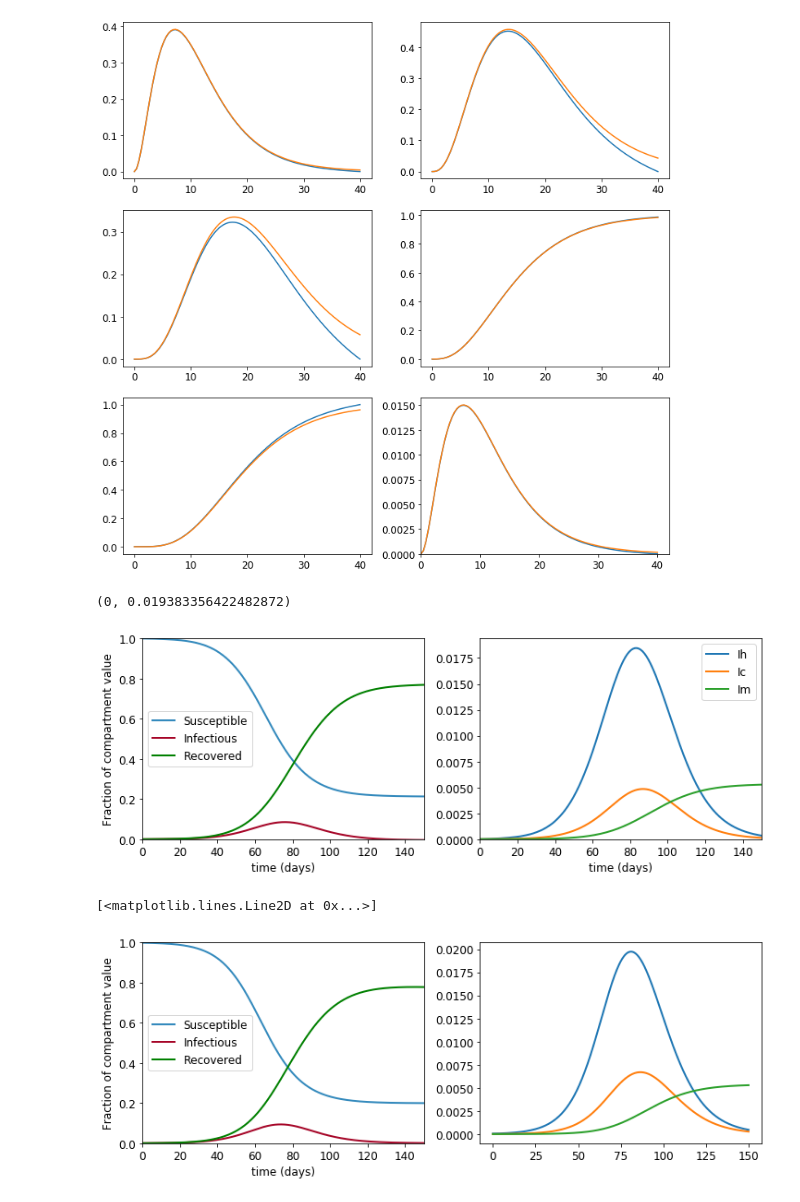
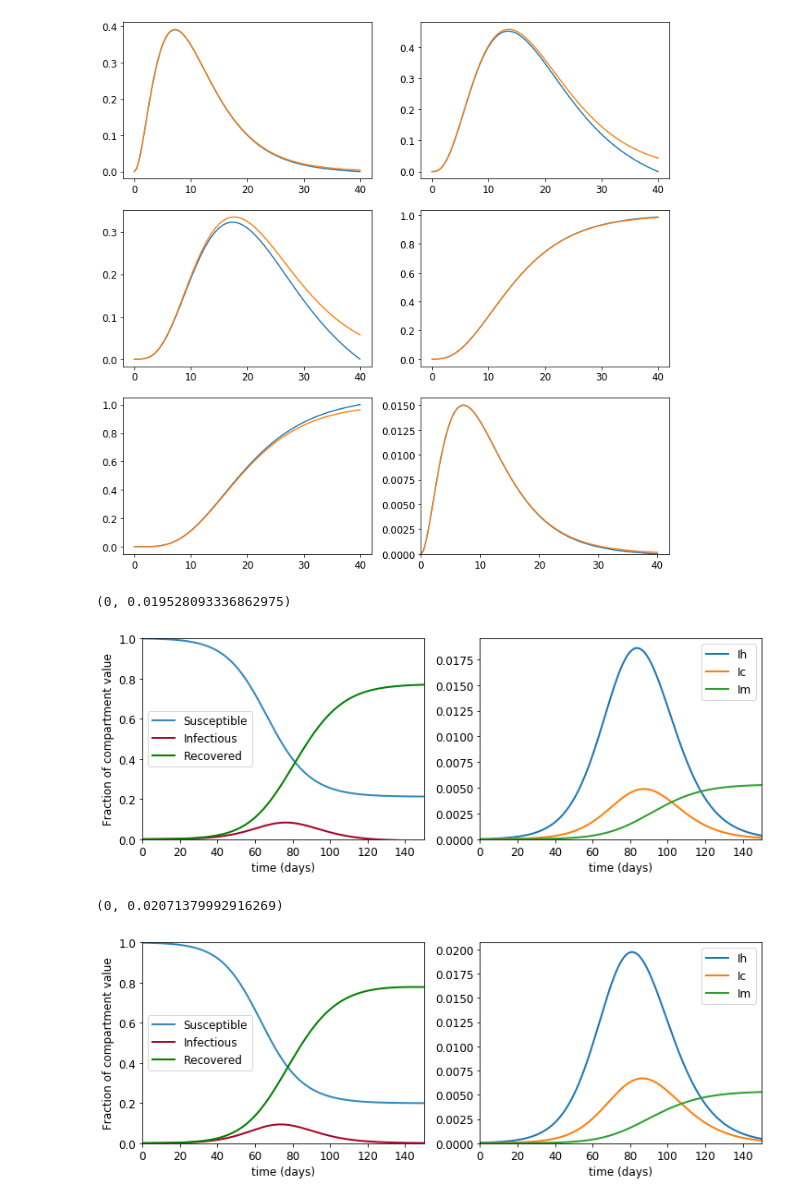
Before and after one commit to thecapitalistcycle/pyrossTSI, a Jupyter notebook: examples/deterministic/SEAI8R_vs_TSI.ipynb, the cells around one changed output. Saved outputs shown, nothing was run; the diff lists cells and outputs as text; code cells hidden in the pictures.

```diff
--- a/examples/deterministic/SEAI8R_vs_TSI.ipynb
+++ b/examples/deterministic/SEAI8R_vs_TSI.ipynb
@@ -37,7 +37,7 @@ min_age = 2.5; max_age = 77.5; age = np.linspace(min_age,max_age, M)
 # Get individual contact matrices
 CH, CW, CS, CO = pyross.contactMatrix.UK()
 def contactMatrix(t):
-    if t > 600000:
+    if t > 3000 and t < 90:
         return CH + 0.1*CW + 0.1*CO
     else:
         return CH + CW + CS + CO
@@ -309,14 +309,14 @@ Td = sol.root
 Nk = 40;                   # How many stages to use -- good results with as few as Nk = 10
 Tf = 150;                  # End time
 
-tswap = np.array([60, Tf])  # When to switch from Galerkin to Predictor/Corrector (if applicable)
-NL = 7                     # How many Legendre polynomials to use (if applicable)
+tswap = np.array([30, 90, Tf])  # When to switch from Galerkin to Predictor/Corrector (if applicable)
+NL = 5                     # How many Legendre polynomials to use (if applicable)
 
 parameters = {'M':M, 'Ni':Ni, 'Nc':len(subclasses), 'Nk':Nk, 'Tf':Tf, 'Tc':(T/2), 'T':T, 'Td':Td,
               'tsi':tsi,'beta':beta_s,'tsi_sc':tsi_sc, 'phi_alpha':phi_alpha, 'p_alpha':p_alpha,
               'contactMatrix':contactMatrix, 'NL':NL, 'tswap':tswap}
 
-model = pyrosstsi.deterministic.Simulator(parameters,'Hybrid')
+model = pyrosstsi.deterministic.Simulator(parameters)#,'Hybrid')
 IC    = model.get_IC()
 data  = model.simulate(IC)
 
@@ -337,7 +337,7 @@ for i in (1 + np.arange(len(subclasses)-2)):
     plt.plot(t,np.sum(Ic_t[i,:,:],0), lw=2, label = subclasses[i])
 plt.legend(); plt.xlabel('time (days)'); plt.xlabel('time (days)'); plt.xlim(0,Tf);  plt.ylim(0)
 # %% [output]
-(0, 0.019383356422482872)
+(0, 0.019528093336862975)
 [figure]
 # %%
 ####################################
@@ -385,32 +385,33 @@ Tf = 150
 parameters = {'alpha':alpha,'beta':beta, 'gIa':gIa,'gIs':gIs,
               'gIh':gIh,'gIc':gIc,  'gE':gE, 'gA':gA,
               'fsa':fsa, 'fh':fh, 'gIsp':gIsp, 'gIcp':gIcp, 'gIhp':gIhp,
               'sa':sa, 'hh':hh, 'cc':cc, 'mm':mm}
 model = pyross.deterministic.SEAI8R(parameters, M, Ni)
 data  = model.simulate(S_0, E_0, A_0, Ia_0, Is_0, Isp_0, Ih_0,
                        Ih_0, Ic_0, Icp_0, Im_0, contactMatrix, Tf, Nf)
 
 ## Plot Results ##
 
 Infectious = (model.Is(data) + 0*model.A(data) + model.Ia(data))/np.sum(Ni)
 S = model.S(data)/np.sum(Ni);
 R = model.R(data)/np.sum(Ni);
 Ih = (model.Ih(data) + model.Ihp(data))/np.sum(Ni)
 Ic = (model.Ic(data) + model.Icp(data))/np.sum(Ni)
 Im = model.Im(data)/np.sum(Ni)
 
 plt.figure(figsize=(12, 4)); plt.subplot(121)
 plt.plot(data['t'], np.sum(S,1),              color = "#348ABD", label = 'Susceptible',lw = 2)
 plt.plot(data['t'], Infectious.sum(axis = 1), color = "#A60628", label = 'Infectious' ,lw = 2)
 plt.plot(data['t'], np.sum(R,1),              color = 'green',   label = 'Recovered'  ,lw = 2)
 plt.xlabel('time (days)');       plt.xlim(0,Tf);  plt.ylim(0,1)
 plt.ylabel('Fraction of compartment value');   plt.legend()
 
 
 plt.subplot(122)
 plt.plot(data['t'],np.sum(Ih,1), lw = 2, label = 'Ih')
 plt.plot(data['t'],np.sum(Ic,1), lw = 2, label = 'Ic')
 plt.plot(data['t'],np.sum(Im,1), lw = 2, label = 'Im')
+plt.legend(); plt.xlabel('time (days)'); plt.xlabel('time (days)'); plt.xlim(0,Tf);  plt.ylim(0)
 # %% [output]
-[<matplotlib.lines.Line2D at 0x...>]
+(0, 0.02071379992916269)
-[figure, old version]
+[figure, new version]
```
